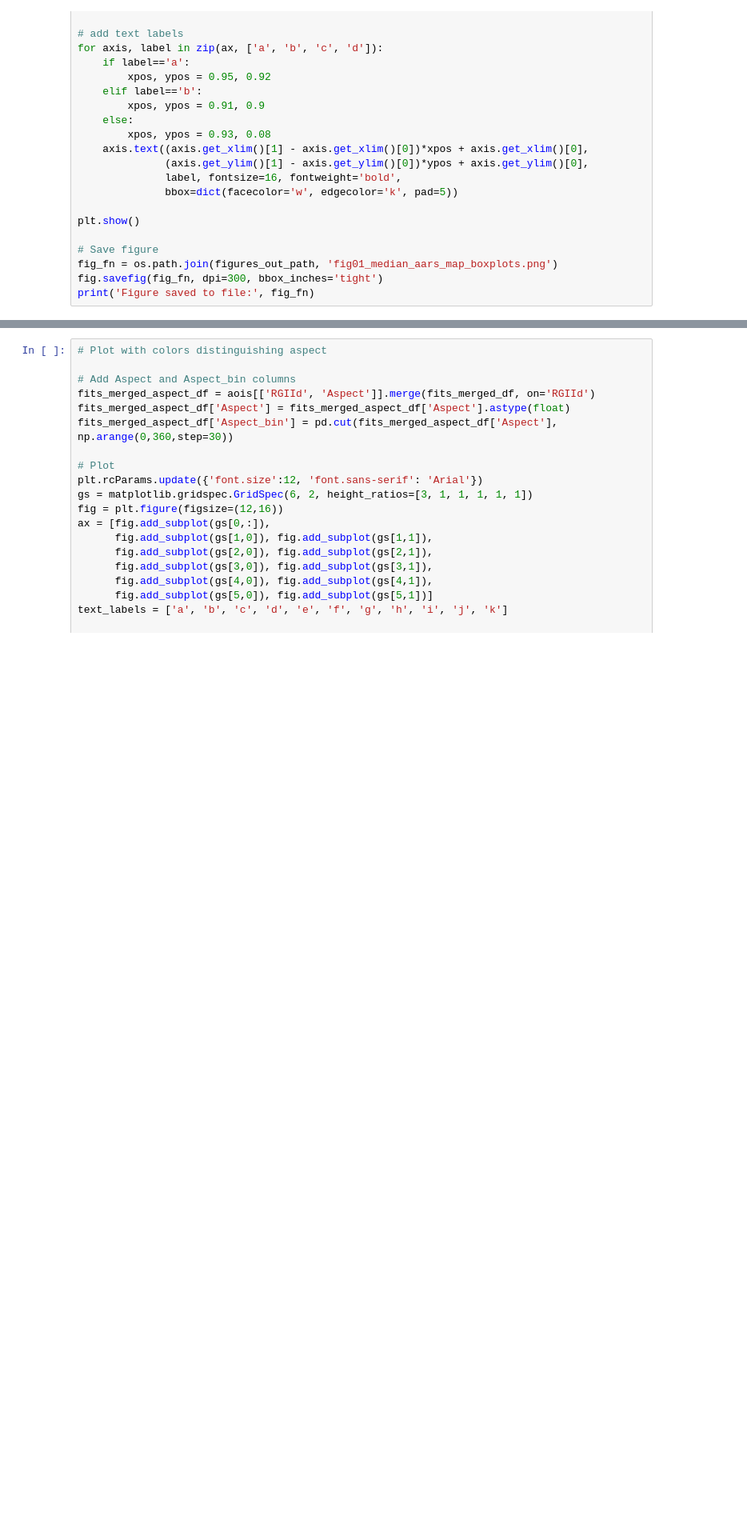
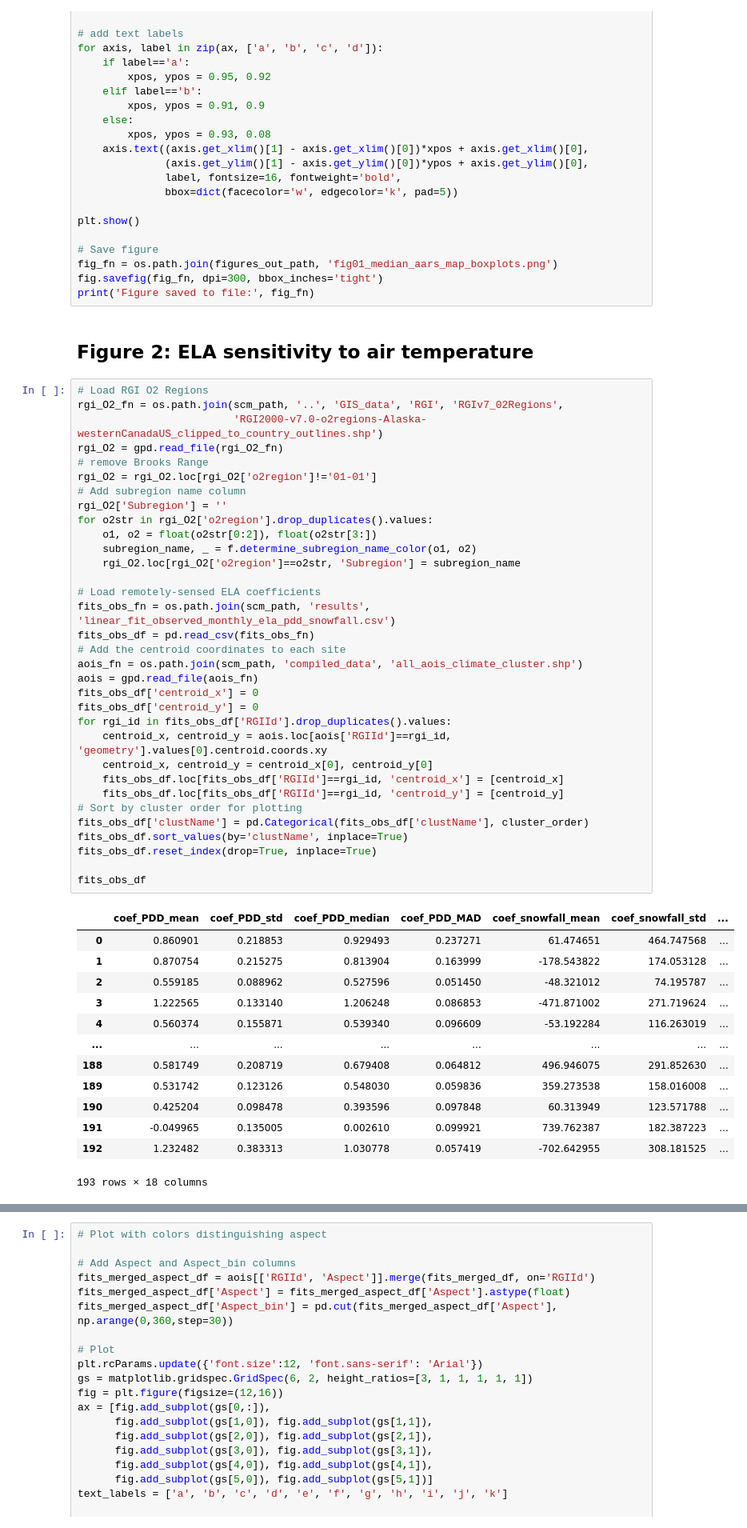
Before and after one commit to RaineyAbe/snow-cover-mapping-application, a Jupyter notebook: notebooks/6_make_figures.ipynb, the cells around one changed output, grey strips where cells are left out. Shown at 80% size. Cells and saved outputs as stored; diff of their text form; blank space fills up the shorter version.

```diff
--- a/notebooks/6_make_figures.ipynb
+++ b/notebooks/6_make_figures.ipynb
@@ -226,3 +239,52 @@ plt.show()
 fig_fn = os.path.join(figures_out_path, 'fig01_median_aars_map_boxplots.png')
 fig.savefig(fig_fn, dpi=300, bbox_inches='tight')
 print('Figure saved to file:', fig_fn)
+# %% [markdown]
+## Figure 2: ELA sensitivity to air temperature
+# %%
+# Load RGI O2 Regions
+rgi_O2_fn = os.path.join(scm_path, '..', 'GIS_data', 'RGI', 'RGIv7_02Regions',
+                         'RGI2000-v7.0-o2regions-Alaska-westernCanadaUS_clipped_to_country_outlines.shp')
+rgi_O2 = gpd.read_file(rgi_O2_fn)
+# remove Brooks Range
+rgi_O2 = rgi_O2.loc[rgi_O2['o2region']!='01-01']
+# Add subregion name column
+rgi_O2['Subregion'] = ''
+for o2str in rgi_O2['o2region'].drop_duplicates().values:
+    o1, o2 = float(o2str[0:2]), float(o2str[3:])
+    subregion_name, _ = f.determine_subregion_name_color(o1, o2)
+    rgi_O2.loc[rgi_O2['o2region']==o2str, 'Subregion'] = subregion_name
+
+# Load remotely-sensed ELA coefficients
+fits_obs_fn = os.path.join(scm_path, 'results', 'linear_fit_observed_monthly_ela_pdd_snowfall.csv')
+fits_obs_df = pd.read_csv(fits_obs_fn)
+# Add the centroid coordinates to each site
+aois_fn = os.path.join(scm_path, 'compiled_data', 'all_aois_climate_cluster.shp')
+aois = gpd.read_file(aois_fn)
+fits_obs_df['centroid_x'] = 0
+fits_obs_df['centroid_y'] = 0
+for rgi_id in fits_obs_df['RGIId'].drop_duplicates().values:
+    centroid_x, centroid_y = aois.loc[aois['RGIId']==rgi_id, 'geometry'].values[0].centroid.coords.xy
+    centroid_x, centroid_y = centroid_x[0], centroid_y[0]
+    fits_obs_df.loc[fits_obs_df['RGIId']==rgi_id, 'centroid_x'] = [centroid_x]
+    fits_obs_df.loc[fits_obs_df['RGIId']==rgi_id, 'centroid_y'] = [centroid_y]
+# Sort by cluster order for plotting
+fits_obs_df['clustName'] = pd.Categorical(fits_obs_df['clustName'], cluster_order)
+fits_obs_df.sort_values(by='clustName', inplace=True)
+fits_obs_df.reset_index(drop=True, inplace=True)
+
+fits_obs_df
+# %% [output]
+|  | coef_PDD_mean | coef_PDD_std | coef_PDD_median | coef_PDD_MAD | coef_snowfall_mean | coef_snowfall_std | ... |
+| 0 | 0.860901 | 0.218853 | 0.929493 | 0.237271 | 61.474651 | 464.747568 | ... |
+| 1 | 0.870754 | 0.215275 | 0.813904 | 0.163999 | -178.543822 | 174.053128 | ... |
+| 2 | 0.559185 | 0.088962 | 0.527596 | 0.051450 | -48.321012 | 74.195787 | ... |
+| 3 | 1.222565 | 0.133140 | 1.206248 | 0.086853 | -471.871002 | 271.719624 | ... |
+| 4 | 0.560374 | 0.155871 | 0.539340 | 0.096609 | -53.192284 | 116.263019 | ... |
+| ... | ... | ... | ... | ... | ... | ... | ... |
+| 188 | 0.581749 | 0.208719 | 0.679408 | 0.064812 | 496.946075 | 291.852630 | ... |
+| 189 | 0.531742 | 0.123126 | 0.548030 | 0.059836 | 359.273538 | 158.016008 | ... |
+| 190 | 0.425204 | 0.098478 | 0.393596 | 0.097848 | 60.313949 | 123.571788 | ... |
+| 191 | -0.049965 | 0.135005 | 0.002610 | 0.099921 | 739.762387 | 182.387223 | ... |
+| 192 | 1.232482 | 0.383313 | 1.030778 | 0.057419 | -702.642955 | 308.181525 | ... |
+193 rows × 18 columns
```
Also changed, not shown: parts of 13 cells of this notebook, 1 other file.
